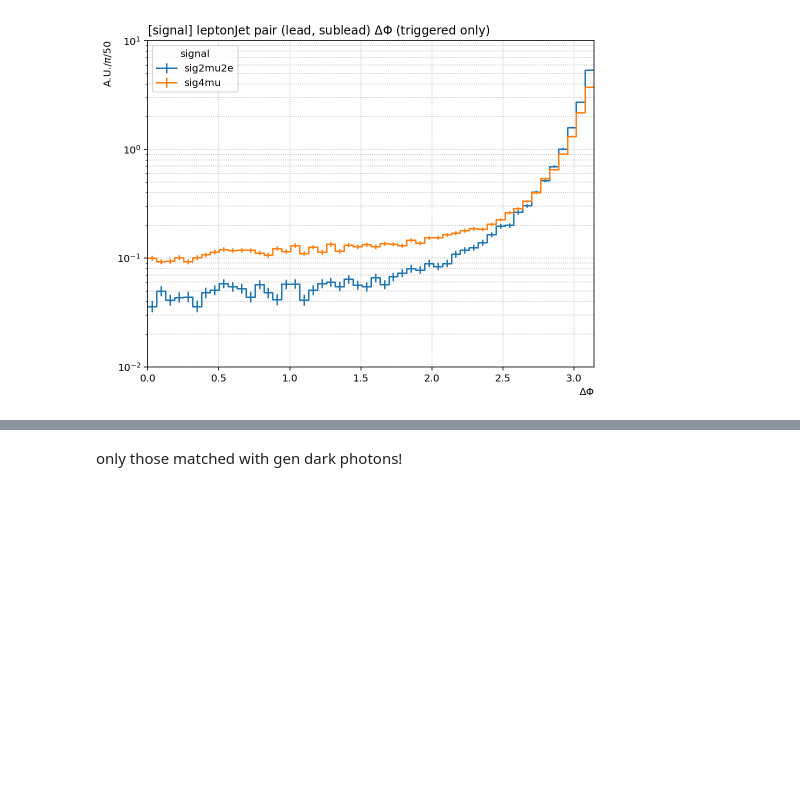
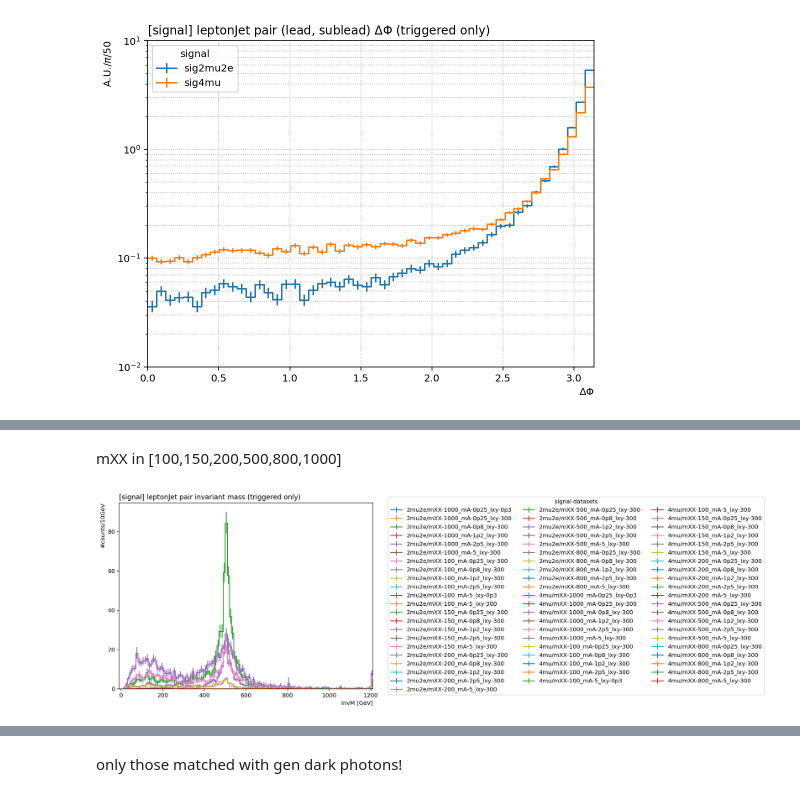
Before and after one commit to areinsvo/FireHydrant, a Jupyter notebook: Notebooks/MC/Signal/variables.ipynb, the cells around one changed output, grey strips where cells are left out. Cells and saved outputs as stored; diff of their text form; code cells hidden in the pictures; blank space fills up the shorter version.

```diff
--- a/Notebooks/MC/Signal/variables.ipynb
+++ b/Notebooks/MC/Signal/variables.ipynb
@@ -648,0 +674,23 @@ ax.get_legend().set_bbox_to_anchor((1.05, 0.5));
+# %% [markdown]
+mXX in [100,150,200,500,800,1000]
+# %%
+fig, ax = plt.subplots(figsize=(8,6))
+fig, ax, _ = hist.plot1d(output['massall'][allmass], overlay='dataset', ax=ax, density=False, overflow='all')
+ax.set_title('[signal] leptonJet pair invariant mass (triggered only)', x=0.0, ha="left")
+ax.set_xlabel(ax.get_xlabel(), x=1.0, ha="right")
+ax.set_ylabel(ax.get_ylabel(), y=1.0, ha="right")
+matplotlib.rcParams['legend.loc'] = 'center left'
+
+# re-draw legend
+from collections import defaultdict
+hl_ = defaultdict(list)
+for h, l in zip(*ax.get_legend_handles_labels()):
+    hl_[l].append(h)
+l2 = hl_.keys()
+h2 = list()
+for h_ in hl_.values(): h2.append(tuple(h_))
+
+legtitle = ax.get_legend().get_title().get_text()
+ax.legend(h2, l2, ncol=3, bbox_to_anchor=(1.05, 0.5), title=legtitle);
+# %% [output]
+[figure, added]
```
Also changed, not shown: parts of 19 cells of this notebook, 24 other files.
